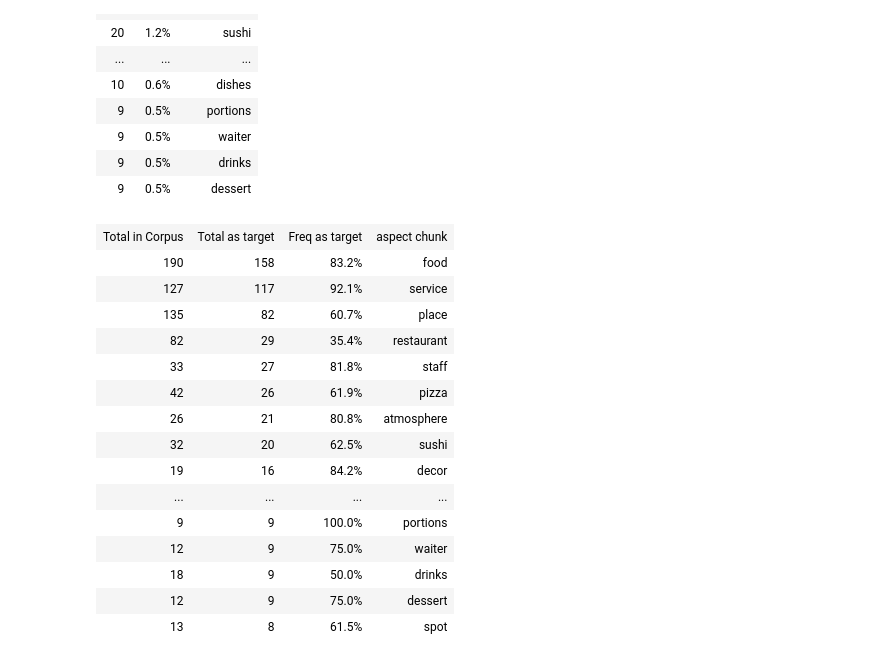
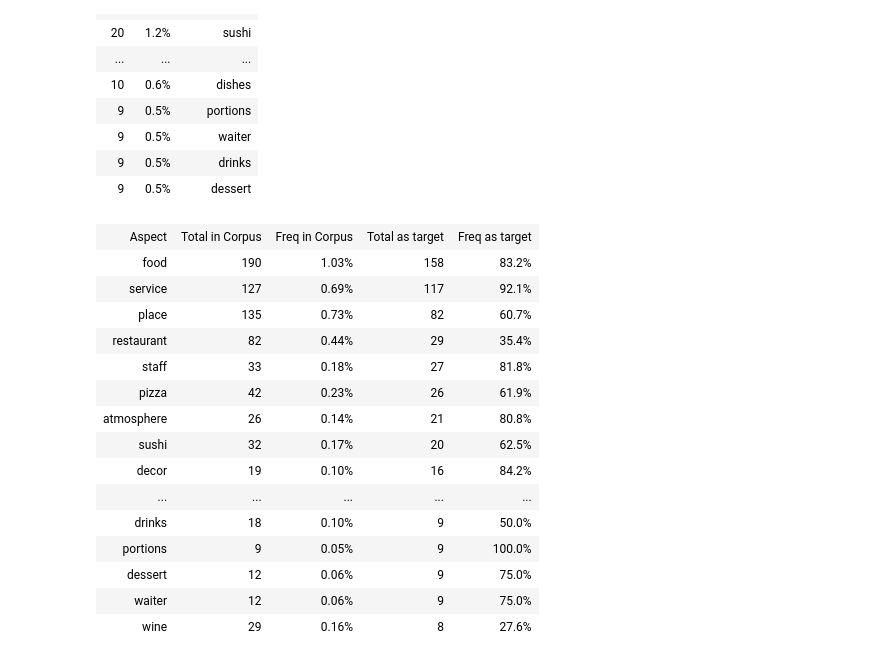
Before and after one commit to pedrobalage/ABSA_Experiments, a Jupyter notebook: 2_CorpusStats/24_SemEval2015_Train.ipynb, the cells around one changed output. Cells and saved outputs as stored; diff of their text form; code cells hidden in the pictures.

```diff
--- a/2_CorpusStats/24_SemEval2015_Train.ipynb
+++ b/2_CorpusStats/24_SemEval2015_Train.ipynb
@@ -270,30 +270,32 @@ ipy_table.apply_theme('basic')
 | 9 | 0.5% | dessert |
 # %%
 sentences = ' '.join([node.get('form').lower() for node in reviews.iter('word')])
+len_sentences = len(list(reviews.iter('word')))
 freqlist =  Counter([node.get('target').lower() for node in reviews.iter('Opinion') if node.get('target') != 'NULL'])
 
-data = [['Total in Corpus', 'Total as target',  'Freq as target', 'aspect chunk']]
+data = [['Aspect', 'Total in Corpus',  'Freq in Corpus', 'Total as target', 'Freq as target']]
 for token, freq in freqlist.most_common(20):
     total = sentences.count(' ' + token + ' ')
-    ratio = freq / total * 100
-    data.append([total, freq,'{:.1f}%'.format(ratio), token])
+    freq_rel = total * 100 / len_sentences
+    ratio = freq / total *100
+    data.append([token, total, '{:.2f}%'.format(freq_rel), freq, '{:.1f}%'.format(ratio)])
 
 ipy_table.make_table(data)
 ipy_table.apply_theme('basic')
 # %% [output]
-| Total in Corpus | Total as target | Freq as target | aspect chunk |
-| 190 | 158 | 83.2% | food |
-| 127 | 117 | 92.1% | service |
-| 135 | 82 | 60.7% | place |
-| 82 | 29 | 35.4% | restaurant |
-| 33 | 27 | 81.8% | staff |
-| 42 | 26 | 61.9% | pizza |
-| 26 | 21 | 80.8% | atmosphere |
-| 32 | 20 | 62.5% | sushi |
-| 19 | 16 | 84.2% | decor |
-| ... | ... | ... | ... |
-| 9 | 9 | 100.0% | portions |
-| 12 | 9 | 75.0% | waiter |
-| 18 | 9 | 50.0% | drinks |
-| 12 | 9 | 75.0% | dessert |
-| 13 | 8 | 61.5% | spot |
+| Aspect | Total in Corpus | Freq in Corpus | Total as target | Freq as target |
+| food | 190 | 1.03% | 158 | 83.2% |
+| service | 127 | 0.69% | 117 | 92.1% |
+| place | 135 | 0.73% | 82 | 60.7% |
+| restaurant | 82 | 0.44% | 29 | 35.4% |
+| staff | 33 | 0.18% | 27 | 81.8% |
+| pizza | 42 | 0.23% | 26 | 61.9% |
+| atmosphere | 26 | 0.14% | 21 | 80.8% |
+| sushi | 32 | 0.17% | 20 | 62.5% |
+| decor | 19 | 0.10% | 16 | 84.2% |
+| ... | ... | ... | ... | ... |
+| drinks | 18 | 0.10% | 9 | 50.0% |
+| portions | 9 | 0.05% | 9 | 100.0% |
+| dessert | 12 | 0.06% | 9 | 75.0% |
+| waiter | 12 | 0.06% | 9 | 75.0% |
+| wine | 29 | 0.16% | 8 | 27.6% |
```
Also changed, not shown: 2 other files.
